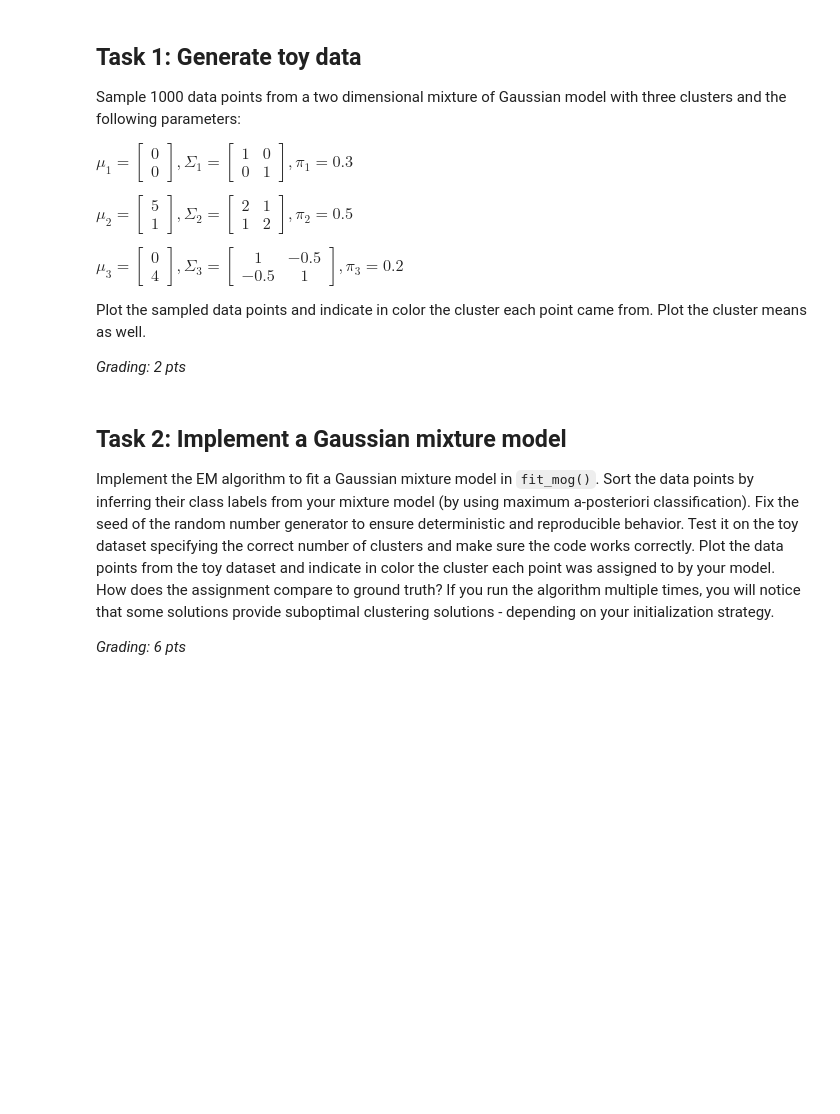
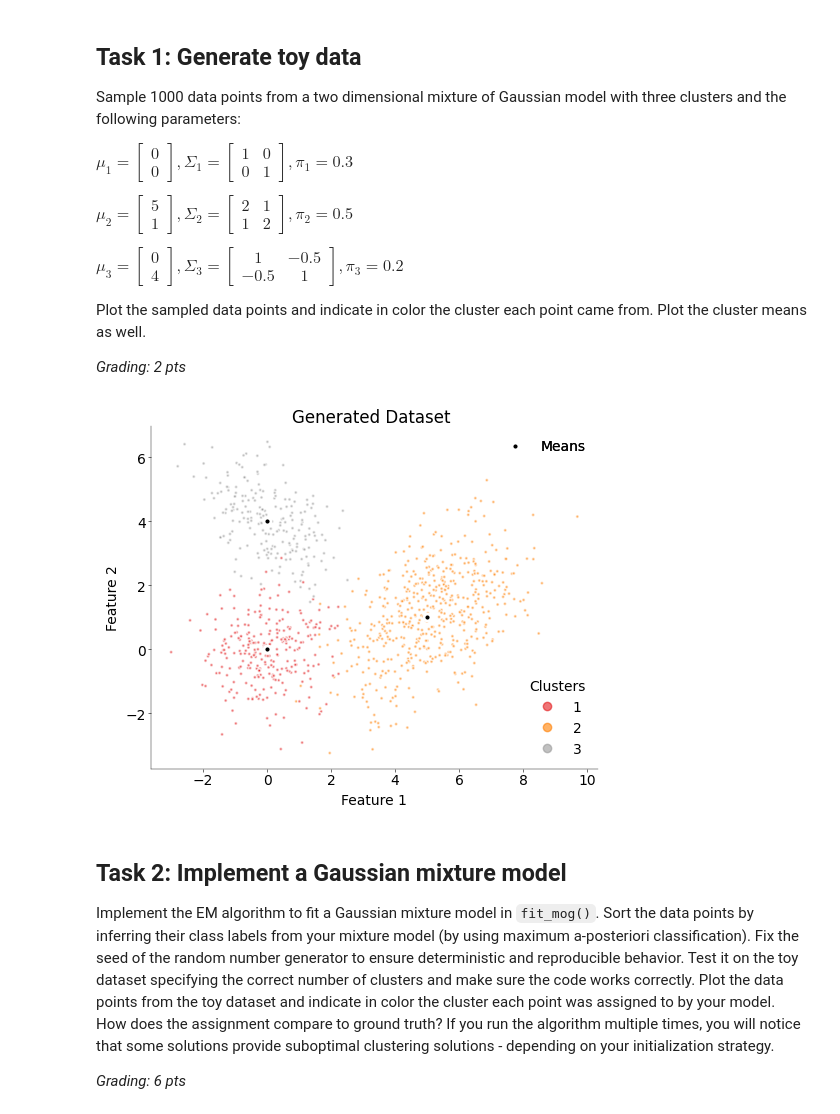
Before and after one commit to F-vdHaar/neural_data_science, a Jupyter notebook: notebooks/CodingLab2_haar_jana.ipynb, the cells around one changed output. Drawn from its saved outputs; the diff is of its cells as text; code cells hidden in the pictures; blank space fills up the shorter version.

```diff
--- a/notebooks/CodingLab2_haar_jana.ipynb
+++ b/notebooks/CodingLab2_haar_jana.ipynb
@@ -94,27 +94,24 @@ def sample_data(
     """
     # ensure reproducibility using a random number generator
     # hint: access random functions of this generator
-
     rng = np.random.default_rng(random_seed)
 
     # ------------------------------------------------------
     # draw labeled points from mixture of Gaussians (1 pt)
     # ------------------------------------------------------
-    # PSEUDOCODE:
 
-    # Decide which cluster each sample belongs to based on probabilities p
-    # 'choice' picks an index (0, 1, or 2) using the weights in p
-    labels = rng.choice(len(p), size=n_samples, p=p)
+    n_clusters = len(p)
 
-    # PSEUDOCODE:
-    # - Initialize an empty data array 'x' of shape
-    # Placeholder for (1000, 2) array
-    x = np.zeros((n_samples, m.shape[1]))
+    labels = rng.choice(n_clusters, size=n_samples, p=p) # randomly choosing the cluster to draw the sample from
 
-    # Generate the actual coordinates (x)
+    # draw samples from multivariate gaussians
+    n_dims = m.shape[1]  #dims for each data point
+    x = np.zeros((n_samples, n_dims))
+
+    # for each index, draw sample, mean and cov
+
     for i in range(n_samples):
         cluster_idx = labels[i]
-        # Draw one sample from the chosen Gaussian
         x[i] = rng.multivariate_normal(m[cluster_idx], S[cluster_idx])
 
     return labels, x
@@ -131,59 +128,37 @@ S = np.stack([S1, S2, S3])  # cov
 
 labels, x = sample_data(N, m, S, p)
 # %%
-# ---------------------------------------------------------
-# plot points and means from mixture of Gaussians (1 pt)
-# ---------------------------------------------------------
+# ----------------------------------------------
+# plot points from mixture of Gaussians (1 pt)
+# ----------------------------------------------
 
 fig, ax = plt.subplots(figsize=(5, 5), layout="constrained")
 
-# PSEUDOCODE:
-# - Draw the 2D data points using the generated features 'x'
-# - Color points by ground truth 'labels' (offset by 1 for 1-based indexing)
-# - Use 'Set1' colormap for high contrast between neurons
+# Scatter plot: c=labels allows the color to represent the cluster identity
 scatter = ax.scatter(
     x[:, 0], x[:, 1], c=labels + 1, cmap="Set1", alpha=0.6, edgecolors="w", s=20
 )
 
-# PSEUDOCODE:
-# - Draw the cluster centers 'm' (True Means)
-# - Use 'X' marker and black color to distinguish from data points
-# - Place markers at (m_x, m_y) coordinates
-ax.scatter(m[:, 0], m[:, 1], c="black", marker="X", s=100, edgecolors="w", linewidth=1)
+# Plot cluster means
+mean = ax.scatter(m[:, 0], m[:, 1], c='black', marker='.', s=100, edgecolors='white', linewidth=2, label='Means', zorder=5)
 
 # Formatting
-ax.set_xlabel("Feature 1 (PC1)")
-ax.set_ylabel("Feature 2 (PC2)")
-ax.set_title("Generated Dataset with True Means")
+ax.set_xlabel("Feature 1")
+ax.set_ylabel("Feature 2")
+ax.set_title("Generated Dataset ")
 
-# PSEUDOCODE:
-# - Create the main legend for the identified Clusters (Neurons)
-# - Use legend_elements() to automatically grab the 'Set1' handles
-handles, _ = scatter.legend_elements()
-legend1 = ax.legend(
-    handles,
-    [f"Cluster {i+1}" for i in range(len(m))],
-    title="Clusters",
-    loc="upper right",
-)
+# Add a legend to identify clusters 0, 1, and 2
+legend1 = ax.legend(*scatter.legend_elements(), title="Clusters")
 ax.add_artist(legend1)
 
-# PSEUDOCODE:
-# - Create a second legend for the "True Means" symbol
-# - Use a proxy artist (Line2D) to represent the black 'X'
-ax.legend(
-    [
-        plt.Line2D(
-            [0], [0], marker="X", color="w", markerfacecolor="black", markersize=10
-        )
-    ],
-    ["True Means"],
-    loc="lower right",
-)
+legend2 = ax.legend(handles=[mean])
+ax.add_artist(legend2)
 
-# Ensure the scaling is 1:1 so the Gaussian covariance isn't distorted
+# Important for visualizing Gaussian shapes correctly !!!!
 ax.set_aspect("equal")
 plt.show()
+# %% [output]
+[figure, added]
 # %% [markdown]
 ## Task 2: Implement a Gaussian mixture model
 
```
Also changed, not shown: parts of 15 cells of this notebook.
